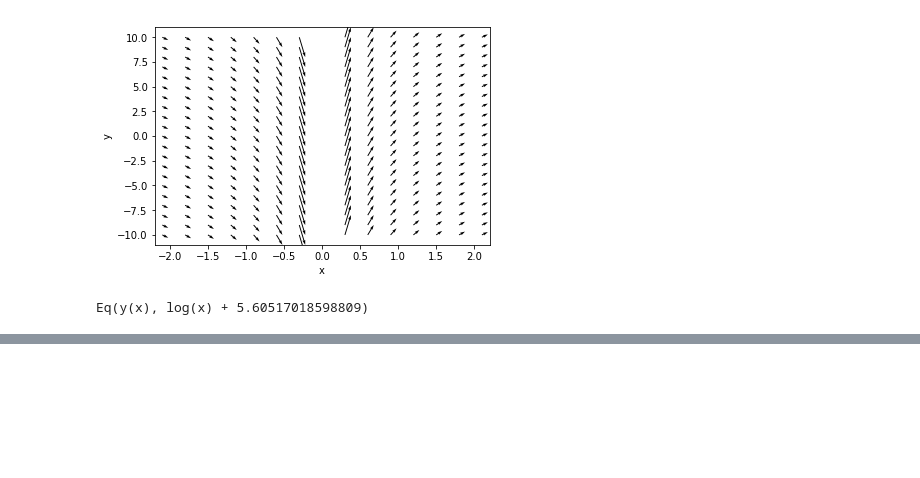
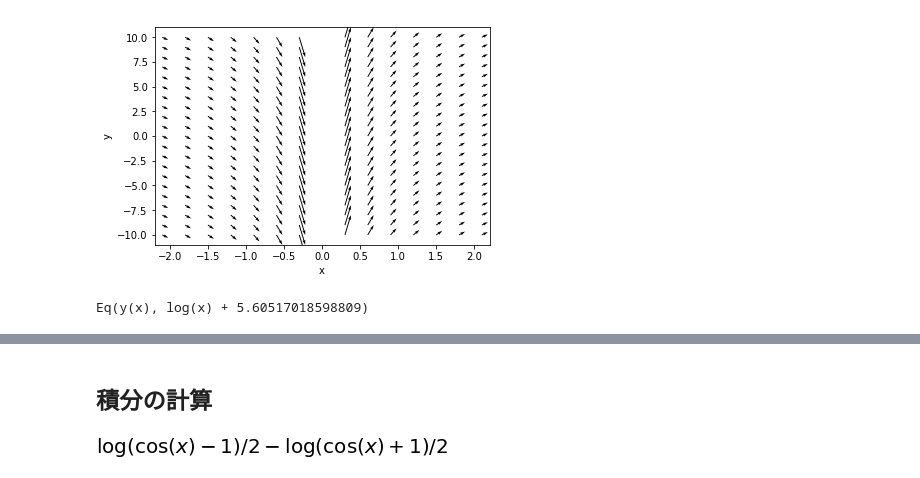
Before and after one commit to date333cs/Start_Python, a Jupyter notebook: ode101.ipynb, the cells around one changed output, grey strips where cells are left out. Saved outputs shown, nothing was run; the diff lists cells and outputs as text; code cells hidden in the pictures; blank space fills up the shorter version.

```diff
--- a/ode101.ipynb
+++ b/ode101.ipynb
@@ -150,0 +177,8 @@ Eq(y(x), log(x) + 5.60517018598809)
+# %% [markdown]
+## 積分の計算
+# %%
+def f(x):
+    return 1/sin(x)
+integrate( f(x) )
+# %% [output]
+[figure, added]
```
Also changed, not shown: parts of 10 cells of this notebook.
